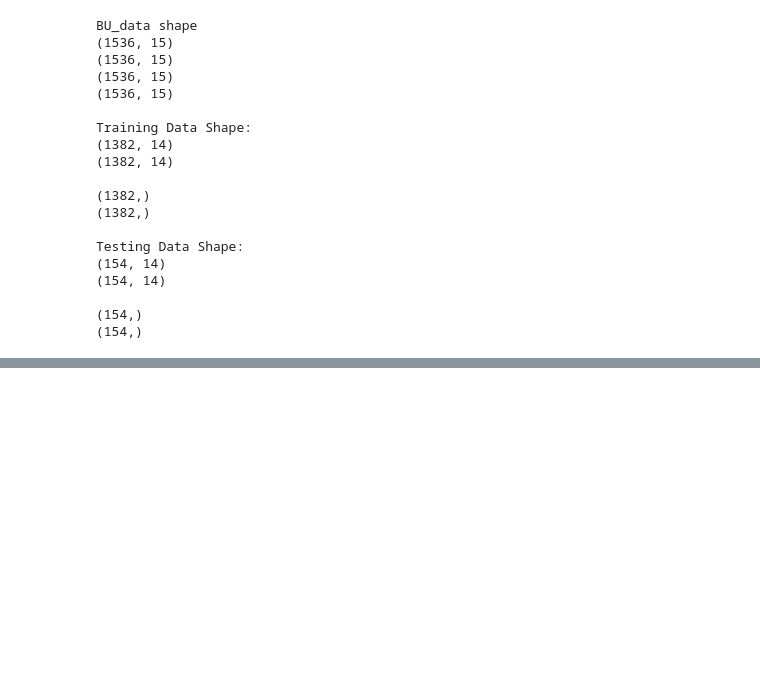
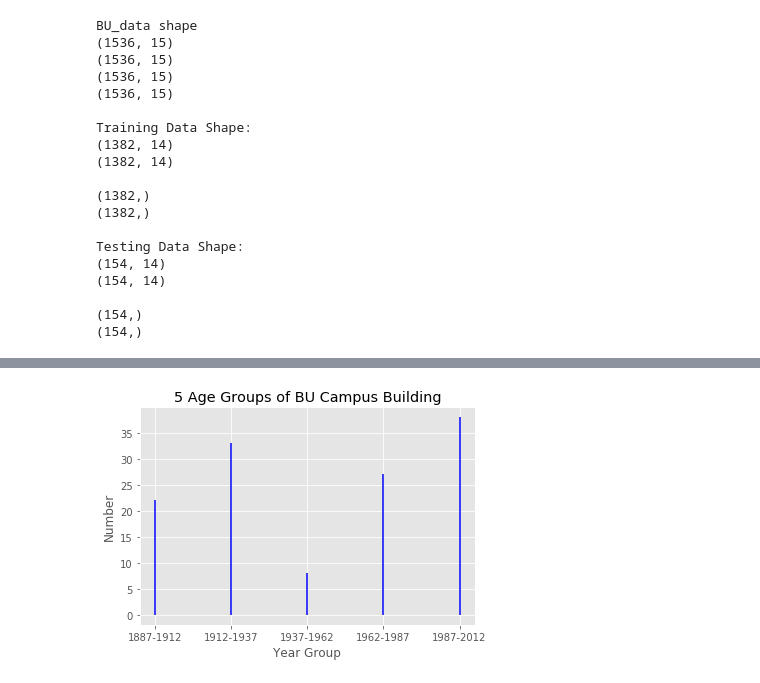
Before and after one commit to CS506-Spring2018-Project/CS506-Spring18-Project, a Jupyter notebook: CS506_Initial_Analysis_Report.ipynb, the cells around one changed output, grey strips where cells are left out. Saved outputs shown, nothing was run; the diff lists cells and outputs as text; code cells hidden in the pictures; blank space fills up the shorter version.

```diff
--- a/CS506_Initial_Analysis_Report.ipynb
+++ b/CS506_Initial_Analysis_Report.ipynb
@@ -1187,0 +1245,52 @@ print(mean_squared_error(y_true_G, y_pred_G))
+# %%
+# Age
+
+#separate building into different group according to every 25 years more of age
+
+lst_age = list(df_BU_analysis_pre['Year Built'])
+lst_age = [int(x) for x in lst_age]
+
+
+age = min(lst_age)
+
+def grouping(min_age, max_age, lst):
+    num = 0
+    for x in lst:
+        if x >= min_age and x < max_age:
+            num += 1
+    return num
+
+# 1887 - 1912(excludeded)
+
+# 1912 - 1937(excludeded)
+
+# 1937 - 1962(excludeded)
+
+# 1962 - 1987(excludeded)
+
+# 1987 - 2012(includeded)
+
+group = []
+while age < 2013:
+    if age < 1987:
+        max_age = age + 25
+    else:
+        max_age = age + 26
+    num_age = grouping(age, max_age, lst_age)
+    group.append(num_age)
+    age = max_age
+
+
+
+
+fig, ax = plt.subplots(1, 1)
+year = np.array(['1887-1912', '1912-1937', '1937-1962','1962-1987','1987-2012'])
+ax.vlines(year,0,group,'b')
+
+ax.plot()
+plt.title('5 Age Groups of BU Campus Building')
+plt.ylabel('Number')
+plt.xlabel('Year Group')
+plt.show()
+# %% [output]
+[figure, added]
```
Also changed, not shown: parts of 9 cells of this notebook.
